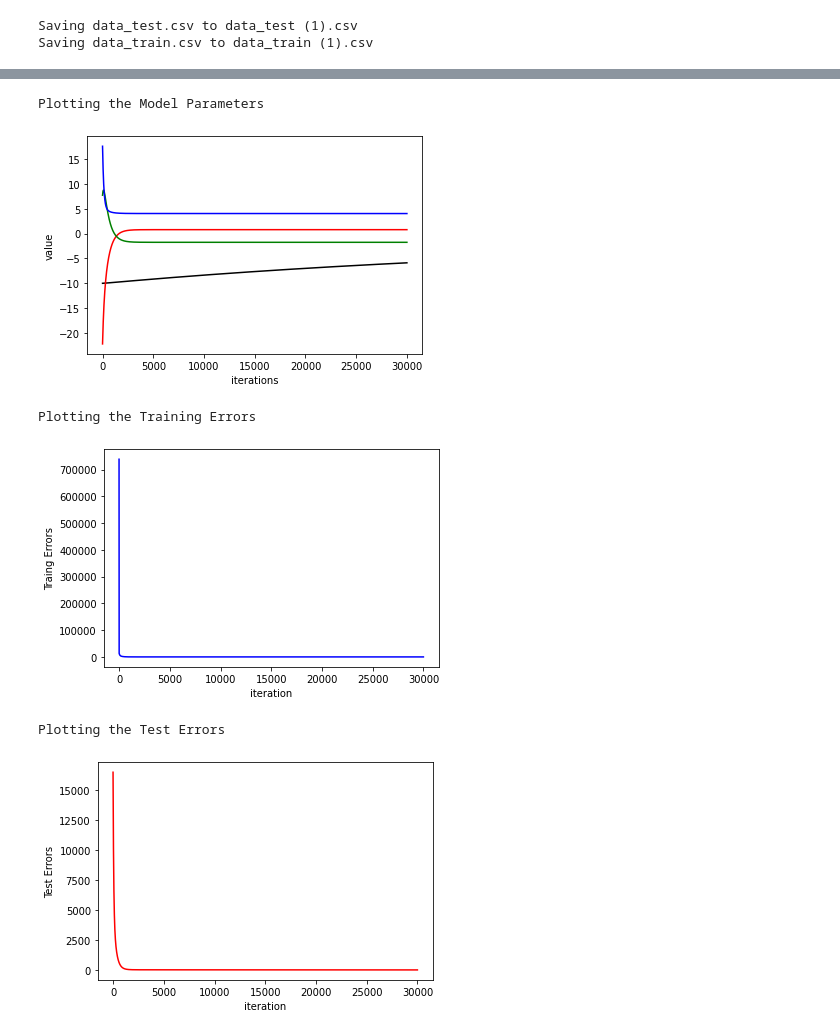
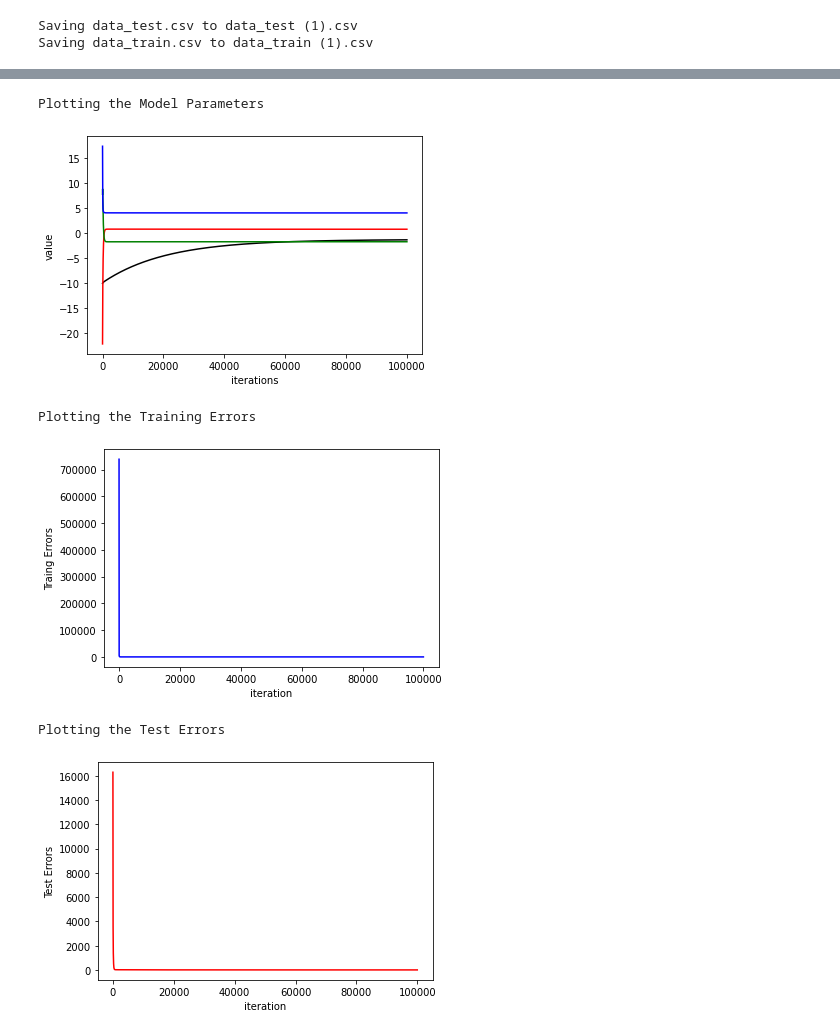
Before and after one commit to BupyeongHealer/class-MachineLearning, a Jupyter notebook: assignment04.ipynb, the cells around one changed output, grey strips where cells are left out. Saved outputs shown, nothing was run; the diff lists cells and outputs as text; code cells hidden in the pictures.

```diff
--- a/assignment04.ipynb
+++ b/assignment04.ipynb
@@ -86,7 +84,7 @@ def objectiveFunction(data, theta_0, theta_1, theta_2, theta_3):
 # %%
 def gradientDescent(data, theta_0, theta_1, theta_2, theta_3):
   for i in range(0, 300):
-    lr = 0.0001
+    lr = 0.0003
     estimate = theta_0 + theta_1 * data[i][0] + theta_2 * data[i][1] + theta_3 * data[i][2]
     theta_0 -= lr * (estimate - data[i][3]) / 300
     theta_1 -= lr * data[i][0] * (estimate - data[i][3]) / 300
@@ -104,7 +102,7 @@ def main():
   theta_3s = deque()
   iters = deque()
 
-  for iter in range(0, 30000):
+  for iter in range(0, 100000):
     train_value = objectiveFunction(train_data, theta_0, theta_1, theta_2, theta_3)
     theta_0, theta_1, theta_2, theta_3 = gradientDescent(train_data, theta_0, theta_1, theta_2, theta_3)
     test_value = objectiveFunction(test_data, theta_0, theta_1, theta_2, theta_3)
@@ -117,35 +115,35 @@ def main():
     theta_1s.append(theta_1)
     theta_2s.append(theta_2)
     theta_3s.append(theta_3)
 
   print("Plotting the Model Parameters")
   fig = plt.figure()
   graph1 = plt.plot(iters, theta_0s, 'k')
   graph2 = plt.plot(iters, theta_1s, 'r')
   graph3 = plt.plot(iters, theta_2s, 'g')
   graph4 = plt.plot(iters, theta_3s, 'b')
   plt.xlabel('iterations')
   plt.ylabel('value')
   plt.show()
 
   print("Plotting the Training Errors")
   plt.plot(iters, train_costs, 'b')
   plt.xlabel('iteration')
   plt.ylabel('Traing Errors')
   plt.show()
 
   print("Plotting the Test Errors")
   plt.plot(iters, test_costs, 'r')
   plt.xlabel('iteration')
   plt.ylabel('Test Errors')
   plt.show()
 
 if __name__ == "__main__":
   main()
 # %% [output]
 Plotting the Model Parameters
-[figure, old version]
+[figure, new version]
 Plotting the Training Errors
-[figure, old version]
+[figure, new version]
 Plotting the Test Errors
-[figure, old version]
+[figure, new version]
```
Also changed, not shown: parts of 2 cells of this notebook.
